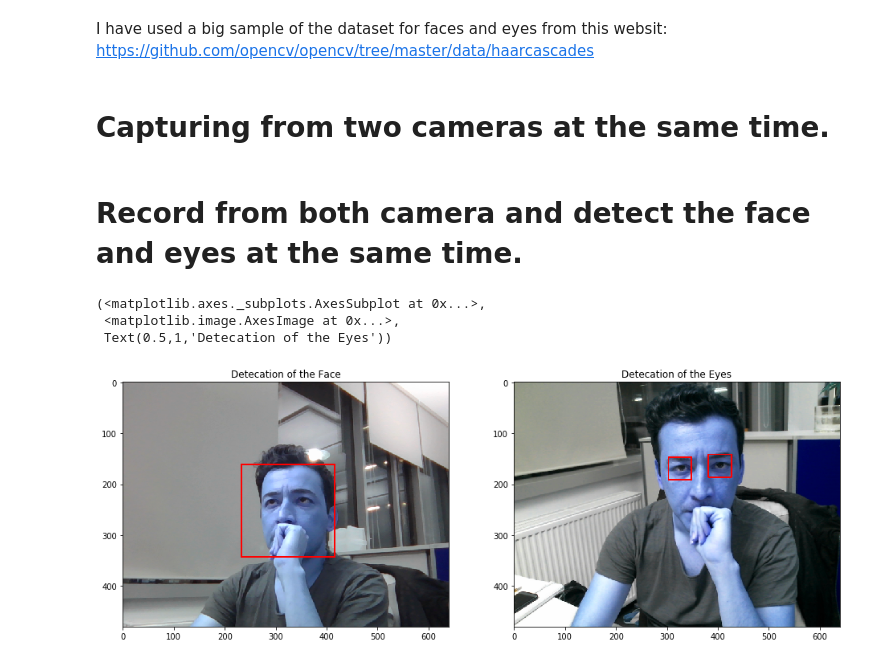
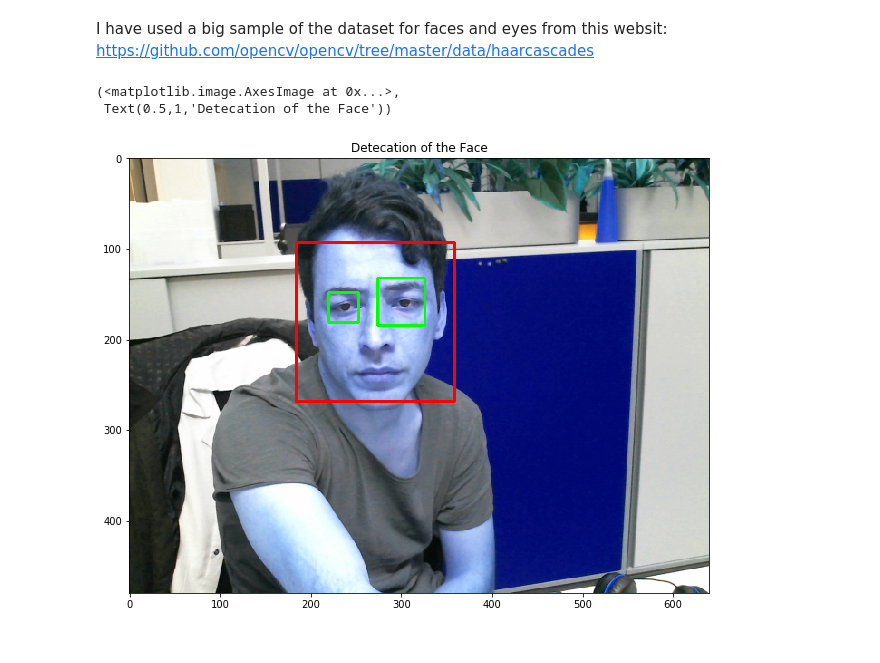
Before and after one commit to saman-nia/Face-Detecation-OpenCV-in-Python, a Jupyter notebook: face_detect.ipynb, the cells around one changed output. Saved outputs shown, nothing was run; the diff lists cells and outputs as text; code cells hidden in the pictures.

```diff
--- a/face_detect.ipynb
+++ b/face_detect.ipynb
@@ -7,48 +7,37 @@ I have used a big sample of the dataset for faces and eyes from this websit:
 # %%
 face_cascade = cv2.CascadeClassifier('haarcascade_frontalface_default.xml')
 eye_cascade = cv2.CascadeClassifier('haarcascade_eye.xml')
-# %% [markdown]
-# Capturing from two cameras at the same time.
 # %%
-cap0 = cv2.VideoCapture(0) # Read from the firs camera.
-cap1 = cv2.VideoCapture(1) # Read from the second camera.
+capturing_face = cv2.VideoCapture(1) # Read from the firs camera.
 
 while True:
-    ret0, img0 = cap0.read()
-    ret1, img1 = cap1.read()
+    __, img = capturing_face.read()
 
-    gray0 = cv2.cvtColor(img0, cv2.COLOR_BGR2GRAY)
-    gray1 = cv2.cvtColor(img1, cv2.COLOR_BGR2GRAY)
+    gray = cv2.cvtColor(img, cv2.COLOR_BGR2GRAY)
 
-    faces = face_cascade.detectMultiScale(gray0, 1.5, 5)
-    eyes = eye_cascade.detectMultiScale(gray1, 1.5, 5)
+    faces = face_cascade.detectMultiScale(gray, 1.3, 5)
+    eyes = eye_cascade.detectMultiScale(gray, 1.3, 5)
 
     for (x,y,w,h) in faces:
 
-        cv2.rectangle(img0, (x,y), (x+w, y+h), (255,0,0), 2)
+        cv2.rectangle(img, (x,y), (x+w, y+h), (255,0,0), 2)
 
-    for (x,y,w,h) in eyes:
+        for (x,y,w,h) in eyes:
 
-        cv2.rectangle(img1, (x,y), (x+w, y+h), (255,0,0), 2)
+            cv2.rectangle(img, (x,y), (x+w, y+h), (0,255,0), 2)
 
-    cv2.imshow('img0', img0)
-    cv2.imshow('img1', img1)
+    cv2.imshow('Face Detecition', img)
 
     k = cv2.waitKey(30) & 0xff
     if k == 27:
         break
 
-cap0.release()
-cap1.release()
+capturing_face.release()
 cv2.destroyAllWindows()
-# %% [markdown]
-# Record from both camera and detect the face and eyes at the same time.
-# %%
-plt.figure(figsize=(16, 10))
-plt.subplot(1,2,1), plt.imshow(img0,'gray'), plt.title('Detecation of the Face')
-plt.subplot(1,2,2), plt.imshow(img1,'gray'), plt.title('Detecation of the Eyes')
-# %% [output]
-(<matplotlib.axes._subplots.AxesSubplot at 0x...>,
- <matplotlib.image.AxesImage at 0x...>,
- Text(0.5,1,'Detecation of the Eyes'))
-[figure, removed]
+# %%
+plt.figure(figsize=(12, 8))
+plt.imshow(img), plt.title('Detecation of the Face')
+# %% [output]
+(<matplotlib.image.AxesImage at 0x...>,
+ Text(0.5,1,'Detecation of the Face'))
+[figure, added]
```
